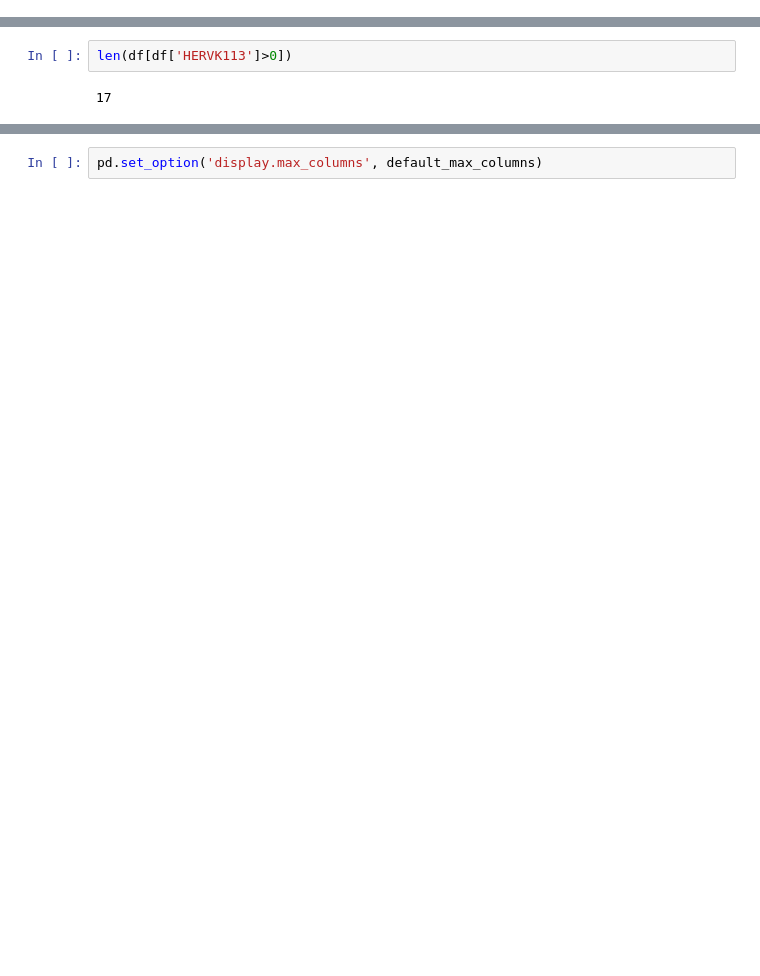
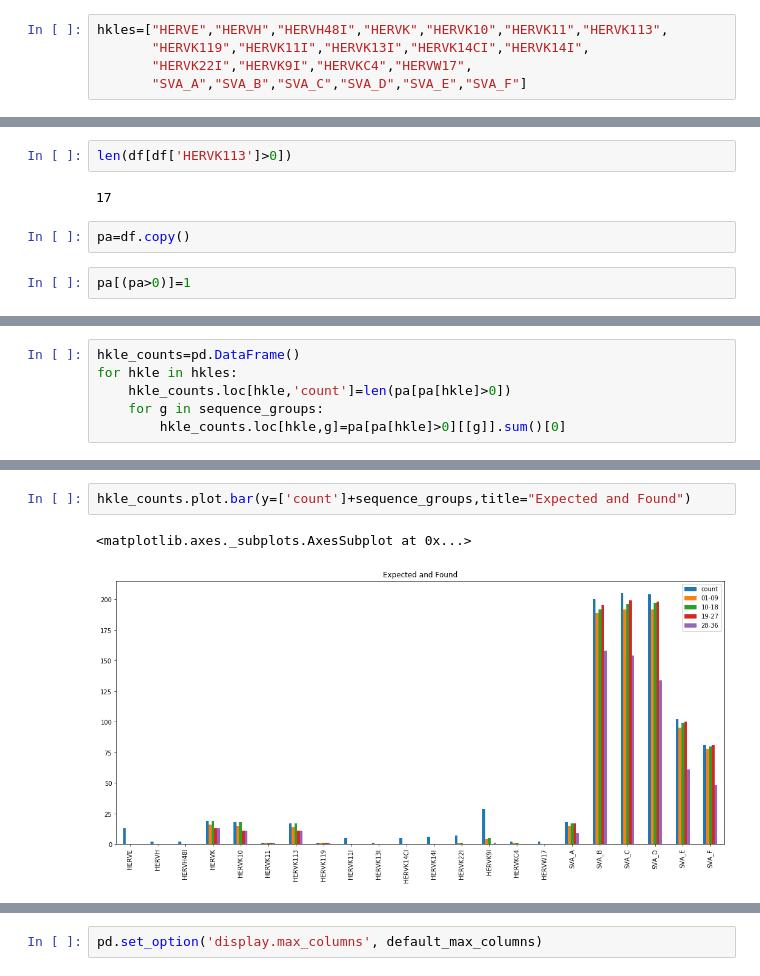
Before and after one commit to jakewendt/notebooks, a Jupyter notebook: 20210426-NA12878-HKLE-Seq.ipynb, the cells around one changed output, grey strips where cells are left out. Cells and saved outputs as stored; diff of their text form; blank space fills up the shorter version.

```diff
--- a/20210426-NA12878-HKLE-Seq.ipynb
+++ b/20210426-NA12878-HKLE-Seq.ipynb
@@ -71,3 +90,8 @@ pd.set_option('display.max_columns', None)
+# %%
+hkles=["HERVE","HERVH","HERVH48I","HERVK","HERVK10","HERVK11","HERVK113",
+       "HERVK119","HERVK11I","HERVK13I","HERVK14CI","HERVK14I",
+       "HERVK22I","HERVK9I","HERVKC4","HERVW17",
+       "SVA_A","SVA_B","SVA_C","SVA_D","SVA_E","SVA_F"]
 # %% [markdown]
 # Read raw reference rounded positions
 # %%
@@ -127,3 +151,7 @@ df[df['HERVK113']>0]
 len(df[df['HERVK113']>0])
 # %% [output]
 17
+# %%
+pa=df.copy()
+# %%
+pa[(pa>0)]=1
@@ -129,0 +190,6 @@ len(df[df['HERVK113']>0])
+# %%
+hkle_counts=pd.DataFrame()
+for hkle in hkles:
+    hkle_counts.loc[hkle,'count']=len(pa[pa[hkle]>0])
+    for g in sequence_groups:
+        hkle_counts.loc[hkle,g]=pa[pa[hkle]>0][[g]].sum()[0]
@@ -129,0 +216,5 @@ len(df[df['HERVK113']>0])
+# %%
+hkle_counts.plot.bar(y=['count']+sequence_groups,title="Expected and Found")
+# %% [output]
+<matplotlib.axes._subplots.AxesSubplot at 0x...>
+[figure, added]
```
Also changed, not shown: parts of 13 cells of this notebook.
